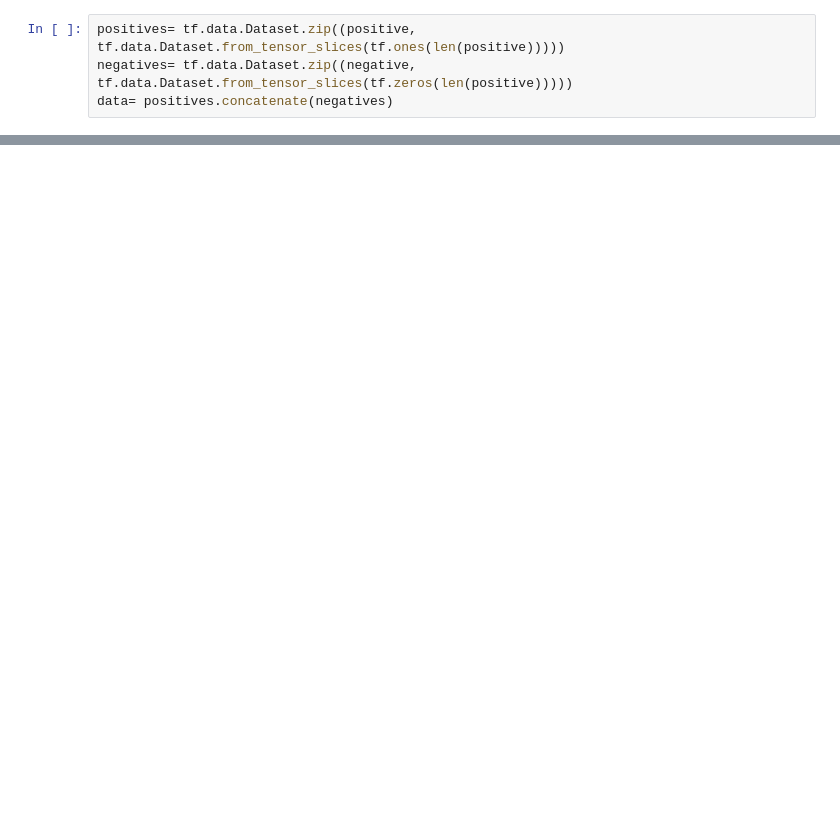
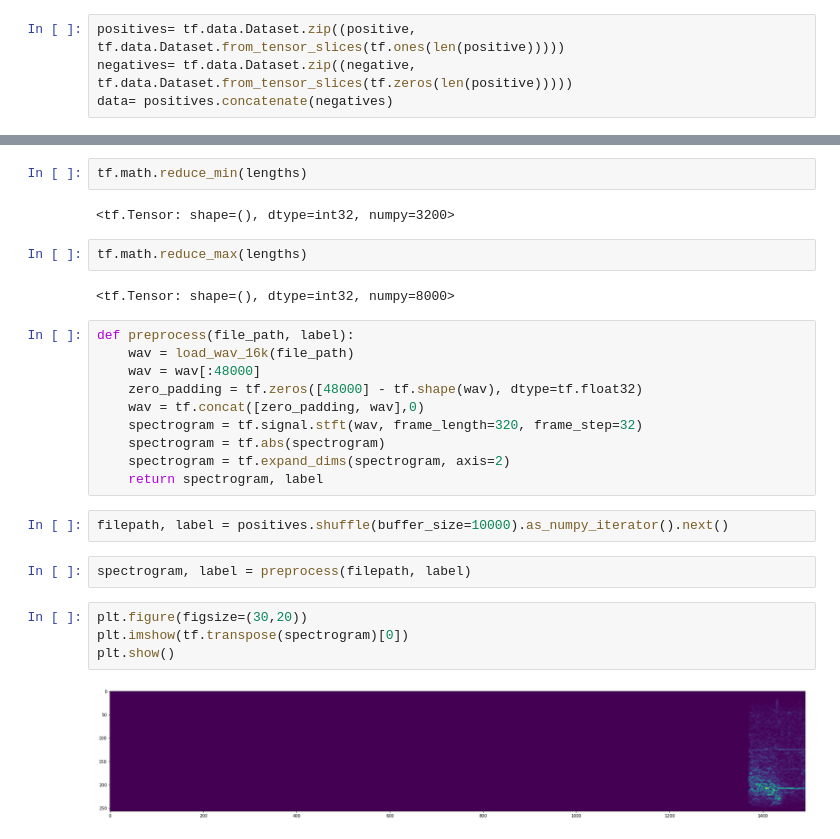
Before and after one commit to Nonso-M/Audio-Clasification-Tensorflow, a Jupyter notebook: Untitled2.ipynb, the cells around one changed output, grey strips where cells are left out. Cells and saved outputs as stored; diff of their text form; blank space fills up the shorter version.

Commit message:
Visualizing Spectogram diagram

```diff
--- a/Untitled2.ipynb
+++ b/Untitled2.ipynb
@@ -113,0 +154,28 @@ data= positives.concatenate(negatives)
+# %%
+tf.math.reduce_min(lengths)
+# %% [output]
+<tf.Tensor: shape=(), dtype=int32, numpy=3200>
+# %%
+tf.math.reduce_max(lengths)
+# %% [output]
+<tf.Tensor: shape=(), dtype=int32, numpy=8000>
+# %%
+def preprocess(file_path, label):
+    wav = load_wav_16k(file_path)
+    wav = wav[:48000]
+    zero_padding = tf.zeros([48000] - tf.shape(wav), dtype=tf.float32)
+    wav = tf.concat([zero_padding, wav],0)
+    spectrogram = tf.signal.stft(wav, frame_length=320, frame_step=32)
+    spectrogram = tf.abs(spectrogram)
+    spectrogram = tf.expand_dims(spectrogram, axis=2)
+    return spectrogram, label
+# %%
+filepath, label = positives.shuffle(buffer_size=10000).as_numpy_iterator().next()
+# %%
+spectrogram, label = preprocess(filepath, label)
+# %%
+plt.figure(figsize=(30,20))
+plt.imshow(tf.transpose(spectrogram)[0])
+plt.show()
+# %% [output]
+[figure, added]
```
Also changed, not shown: parts of 8 cells of this notebook.
